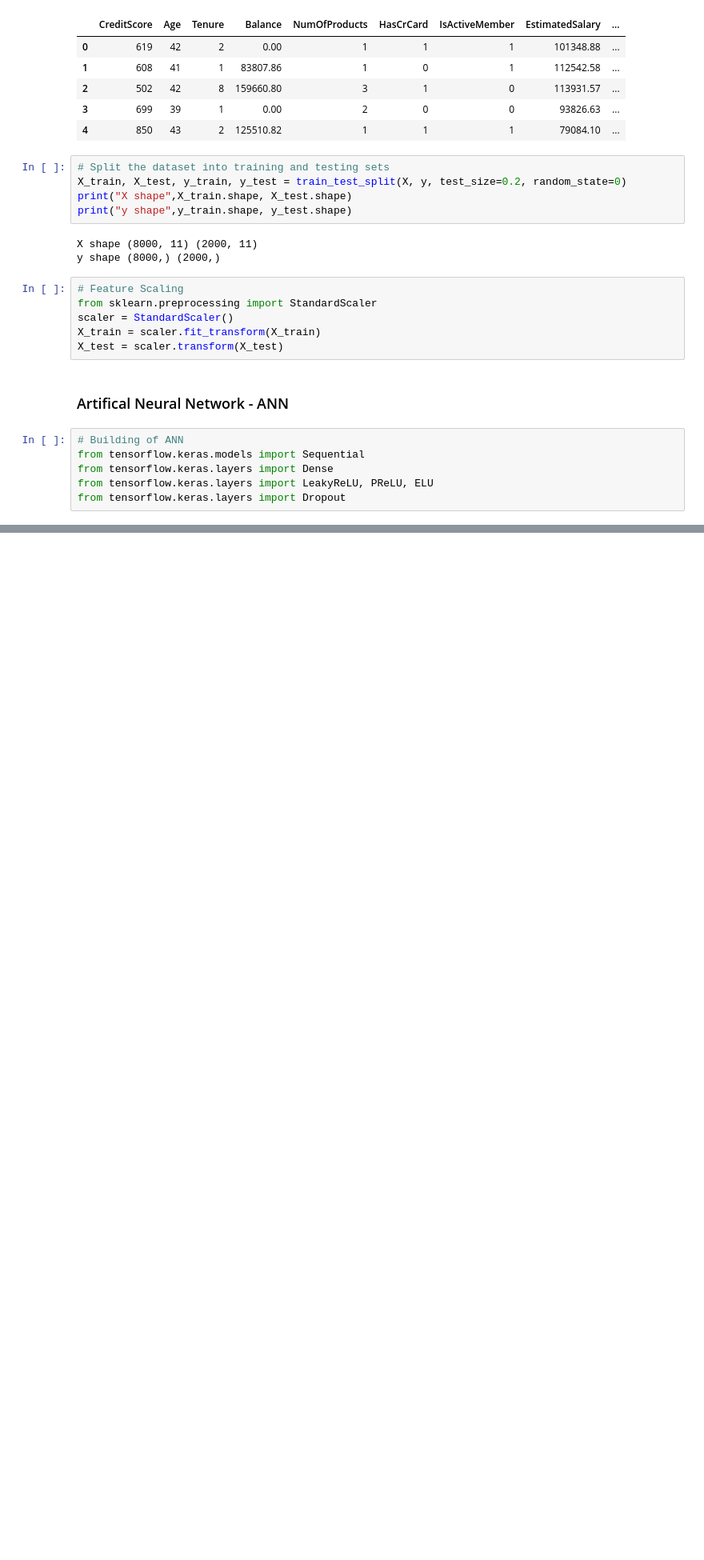
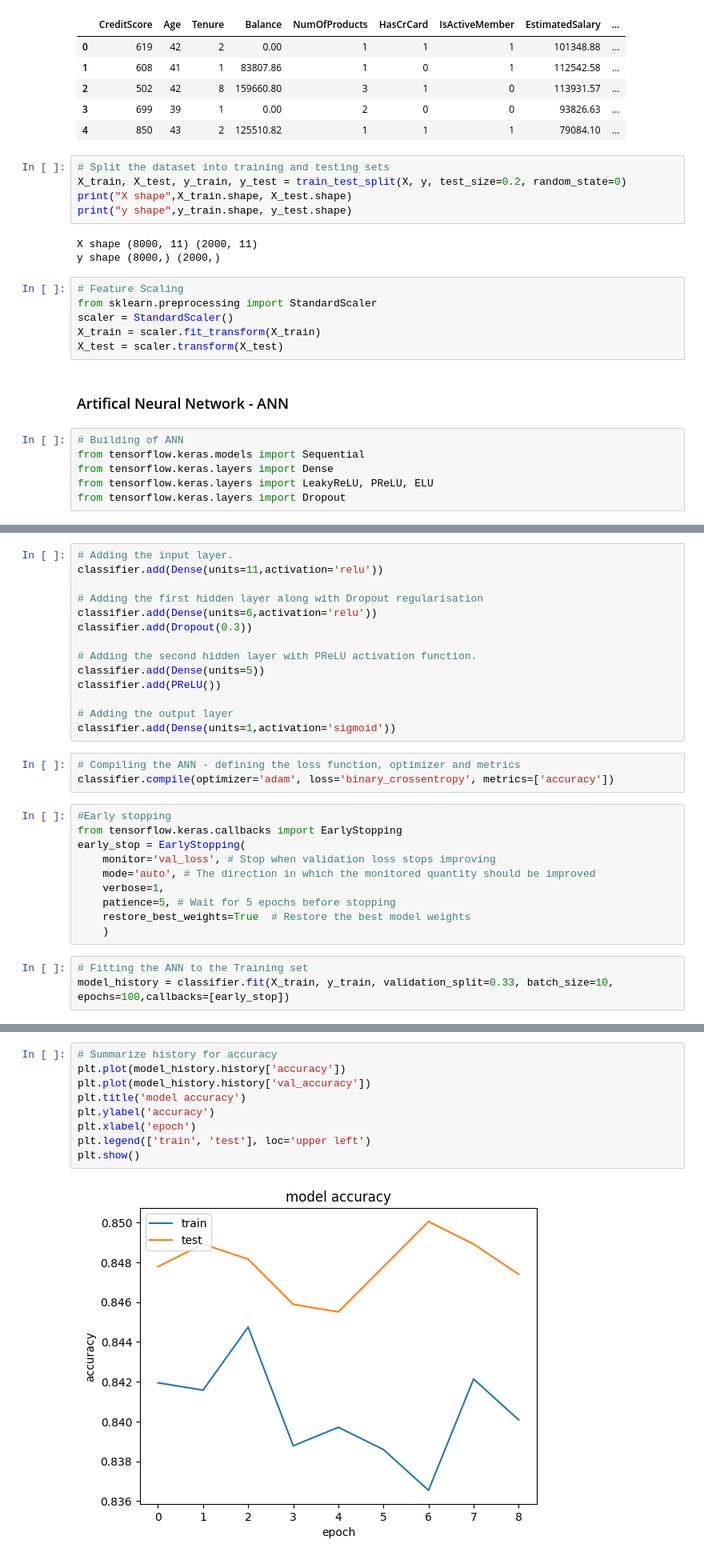
Before and after one commit to PugazhendhiRathinasabapathy/Deep_Learning_Algorithms, a Jupyter notebook: main.ipynb, the cells around one changed output, grey strips where cells are left out. Shown at 80% size. Saved outputs shown, nothing was run; the diff lists cells and outputs as text; blank space fills up the shorter version.

```diff
--- a/main.ipynb
+++ b/main.ipynb
@@ -98,0 +102,30 @@ from tensorflow.keras.layers import Dropout
+# %%
+# Adding the input layer.
+classifier.add(Dense(units=11,activation='relu'))
+
+# Adding the first hidden layer along with Dropout regularisation
+classifier.add(Dense(units=6,activation='relu'))
+classifier.add(Dropout(0.3))
+
+# Adding the second hidden layer with PReLU activation function.
+classifier.add(Dense(units=5))
+classifier.add(PReLU())
+
+# Adding the output layer
+classifier.add(Dense(units=1,activation='sigmoid'))
+# %%
+# Compiling the ANN - defining the loss function, optimizer and metrics
+classifier.compile(optimizer='adam', loss='binary_crossentropy', metrics=['accuracy'])
+# %%
+#Early stopping
+from tensorflow.keras.callbacks import EarlyStopping
+early_stop = EarlyStopping(
+    monitor='val_loss', # Stop when validation loss stops improving
+    mode='auto', # The direction in which the monitored quantity should be improved
+    verbose=1,
+    patience=5, # Wait for 5 epochs before stopping
+    restore_best_weights=True  # Restore the best model weights
+    )
+# %%
+# Fitting the ANN to the Training set
+model_history = classifier.fit(X_train, y_train, validation_split=0.33, batch_size=10, epochs=100,callbacks=[early_stop])
@@ -98,0 +158,11 @@ from tensorflow.keras.layers import Dropout
+# %%
+# Summarize history for accuracy
+plt.plot(model_history.history['accuracy'])
+plt.plot(model_history.history['val_accuracy'])
+plt.title('model accuracy')
+plt.ylabel('accuracy')
+plt.xlabel('epoch')
+plt.legend(['train', 'test'], loc='upper left')
+plt.show()
+# %% [output]
+[figure, added]
```
Also changed, not shown: parts of 8 cells of this notebook.
